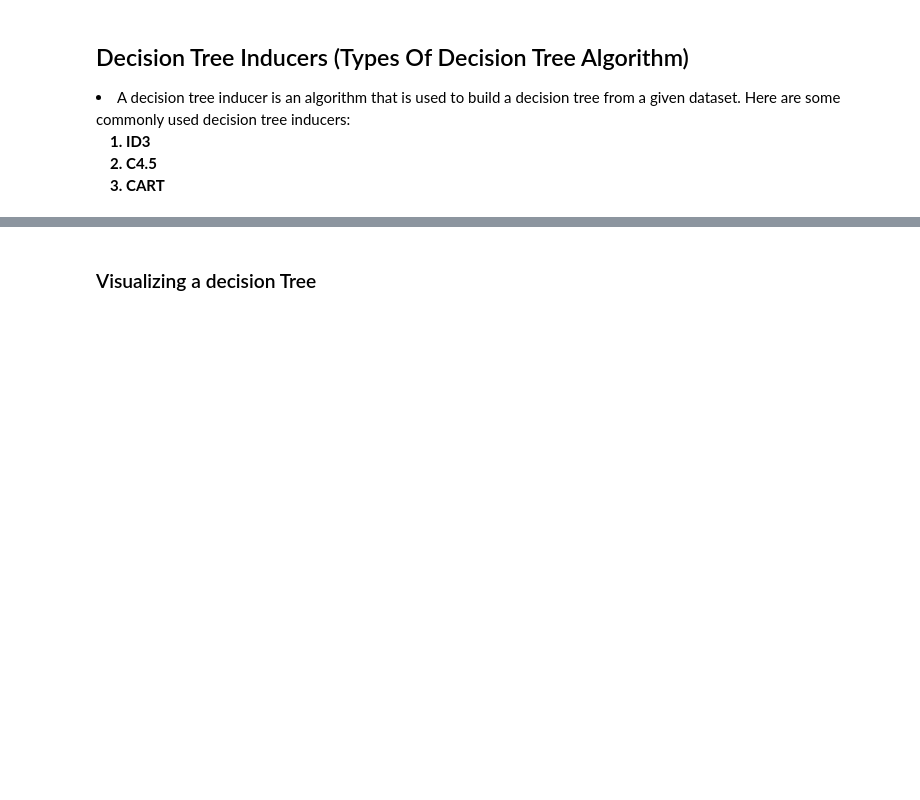
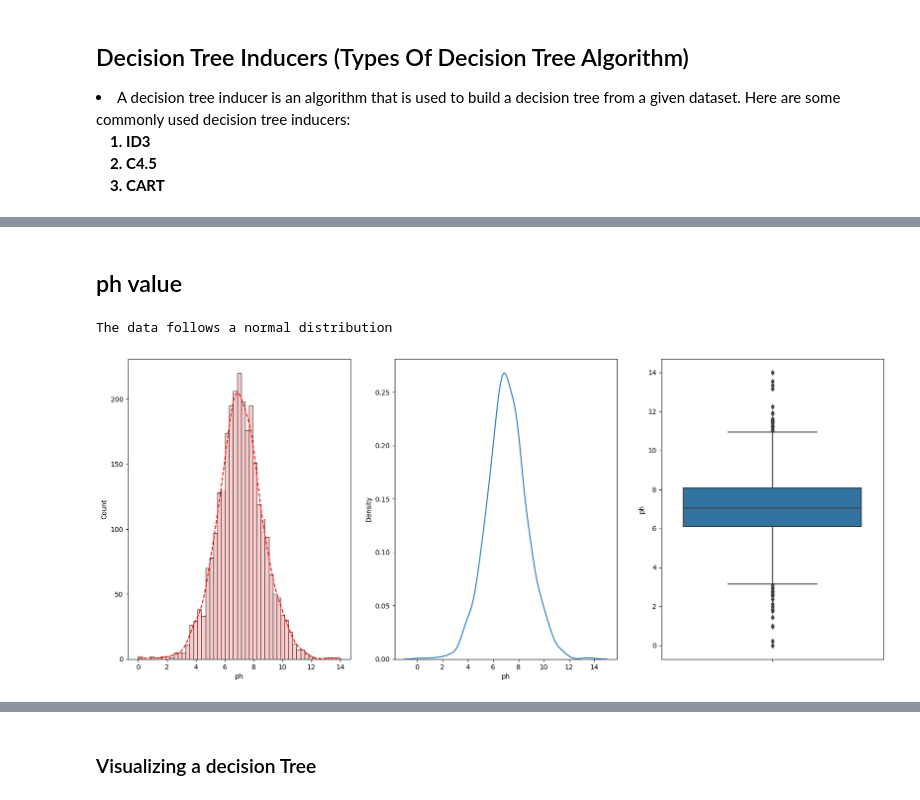
Before and after one commit to prabhat-123/Python_For_Data_Science, a Jupyter notebook: Decision_Trees.ipynb, the cells around one changed output, grey strips where cells are left out. Cells and saved outputs as stored; diff of their text form; code cells hidden in the pictures; blank space fills up the shorter version.

```diff
--- a/Decision_Trees.ipynb
+++ b/Decision_Trees.ipynb
@@ -143,0 +229,18 @@ Gini Index(Leaf) = 1 - ∑(p_i^2)
+# %%
+def univariate_numeric_plot(df, col_name, color):
+
+    plt.figure(figsize = (20, 8))
+    plt.subplot(1,3,1)
+    sns.histplot(df[col_name], kde = True,
+                 color = color,
+                 alpha = 0.2,
+                line_kws = {'linestyle': 'dashed'})
+    plt.subplot(1,3,2)
+    sns.kdeplot(df[col_name])
+    plt.subplot(1,3,3)
+    sns.boxplot(y = df[col_name])
+    if shapiro(df[col_name])[1] > 0.05:
+        print("The data follows a normal distribution")
+    else:
+        print("The data does not follow a normal distribution")
+    plt.show()
@@ -143,0 +415,9 @@ Gini Index(Leaf) = 1 - ∑(p_i^2)
+# %% [markdown]
+## ph value
+# %%
+# water_quality_df
+univariate_numeric_plot(df=eda_water_df,
+                        col_name='ph', color='red')
+# %% [output]
+The data follows a normal distribution
+[figure, added]
```
Also changed, not shown: parts of 69 cells of this notebook, 1 other file.
